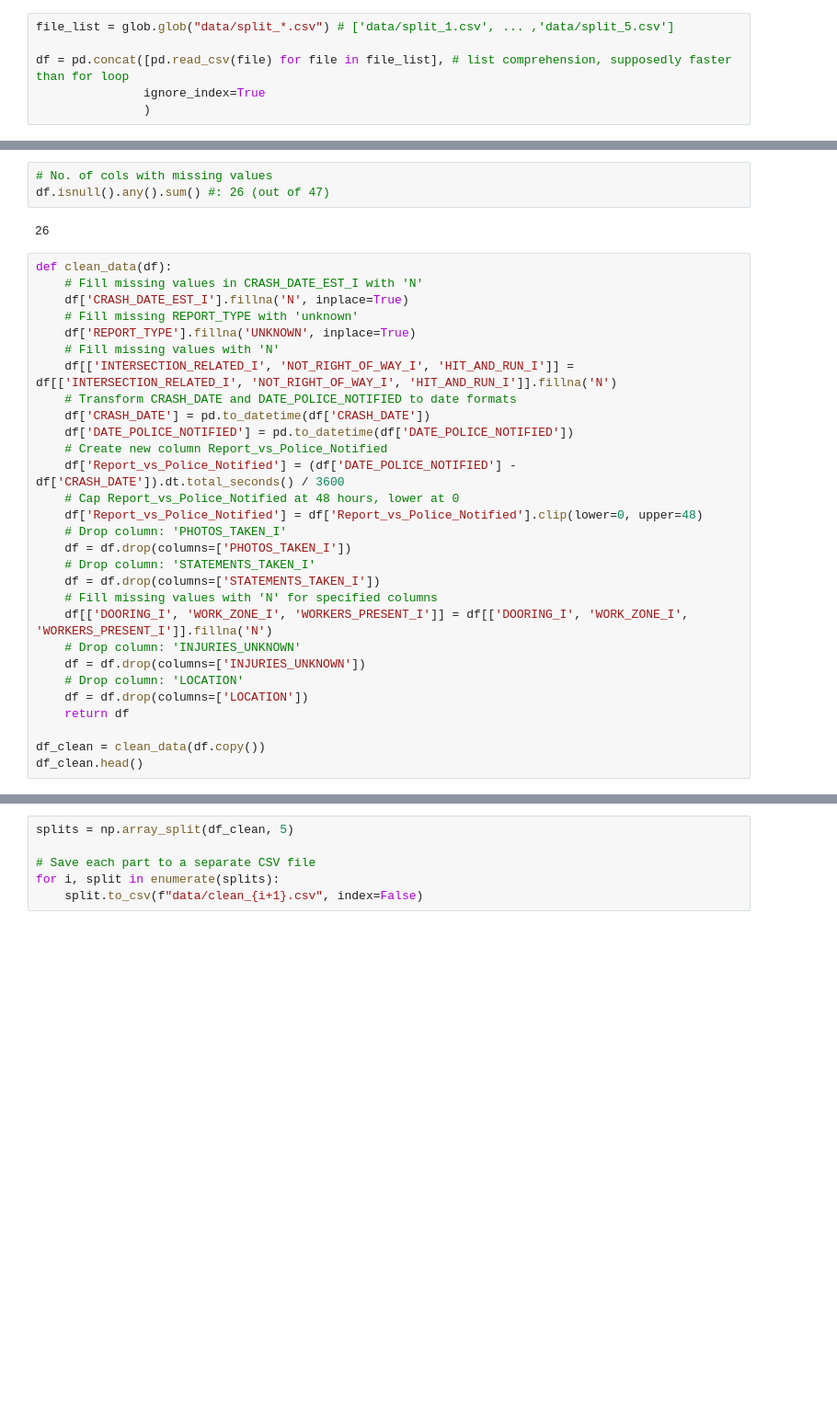
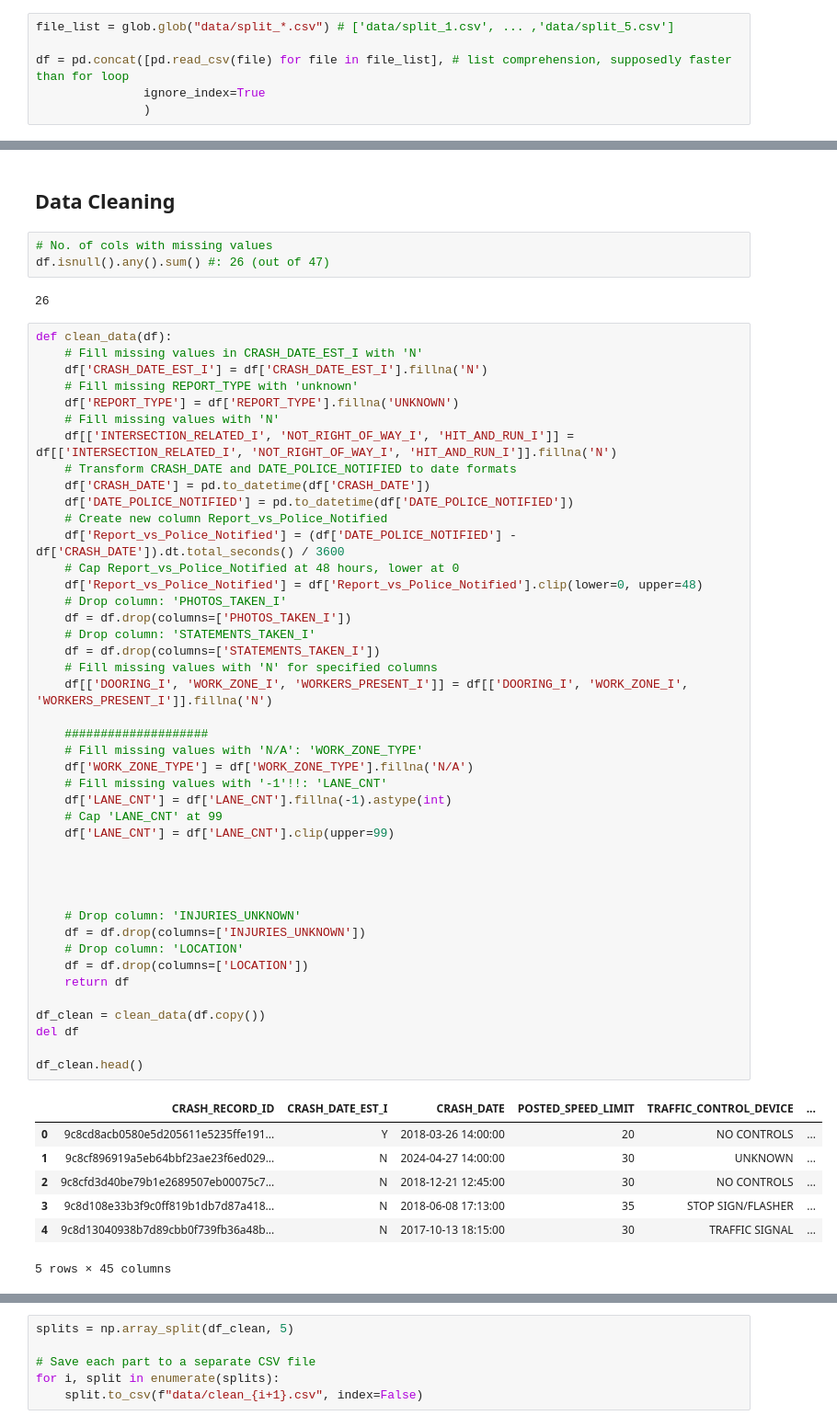
Before and after one commit to fsaudm/stat480_project, a Jupyter notebook: eda.ipynb, the cells around one changed output, grey strips where cells are left out. Shown at 92% size. Drawn from its saved outputs; the diff is of its cells as text; blank space fills up the shorter version.

```diff
--- a/eda.ipynb
+++ b/eda.ipynb
@@ -57,3 +34,5 @@ Name: count, dtype: int64
+# %% [markdown]
+## Data Cleaning
 # %%
 # No. of cols with missing values
 df.isnull().any().sum() #: 26 (out of 47)
@@ -62,29 +41,51 @@ df.isnull().any().sum() #: 26 (out of 47)
 # %%
 def clean_data(df):
     # Fill missing values in CRASH_DATE_EST_I with 'N'
-    df['CRASH_DATE_EST_I'].fillna('N', inplace=True)
+    df['CRASH_DATE_EST_I'] = df['CRASH_DATE_EST_I'].fillna('N')
     # Fill missing REPORT_TYPE with 'unknown'
-    df['REPORT_TYPE'].fillna('UNKNOWN', inplace=True)
+    df['REPORT_TYPE'] = df['REPORT_TYPE'].fillna('UNKNOWN')
     # Fill missing values with 'N'
     df[['INTERSECTION_RELATED_I', 'NOT_RIGHT_OF_WAY_I', 'HIT_AND_RUN_I']] = df[['INTERSECTION_RELATED_I', 'NOT_RIGHT_OF_WAY_I', 'HIT_AND_RUN_I']].fillna('N')
     # Transform CRASH_DATE and DATE_POLICE_NOTIFIED to date formats
     df['CRASH_DATE'] = pd.to_datetime(df['CRASH_DATE'])
     df['DATE_POLICE_NOTIFIED'] = pd.to_datetime(df['DATE_POLICE_NOTIFIED'])
     # Create new column Report_vs_Police_Notified
     df['Report_vs_Police_Notified'] = (df['DATE_POLICE_NOTIFIED'] - df['CRASH_DATE']).dt.total_seconds() / 3600
     # Cap Report_vs_Police_Notified at 48 hours, lower at 0
     df['Report_vs_Police_Notified'] = df['Report_vs_Police_Notified'].clip(lower=0, upper=48)
     # Drop column: 'PHOTOS_TAKEN_I'
     df = df.drop(columns=['PHOTOS_TAKEN_I'])
     # Drop column: 'STATEMENTS_TAKEN_I'
     df = df.drop(columns=['STATEMENTS_TAKEN_I'])
     # Fill missing values with 'N' for specified columns
     df[['DOORING_I', 'WORK_ZONE_I', 'WORKERS_PRESENT_I']] = df[['DOORING_I', 'WORK_ZONE_I', 'WORKERS_PRESENT_I']].fillna('N')
+
+    ####################
+    # Fill missing values with 'N/A': 'WORK_ZONE_TYPE'
+    df['WORK_ZONE_TYPE'] = df['WORK_ZONE_TYPE'].fillna('N/A')
+    # Fill missing values with '-1'!!: 'LANE_CNT'
+    df['LANE_CNT'] = df['LANE_CNT'].fillna(-1).astype(int)
+    # Cap 'LANE_CNT' at 99
+    df['LANE_CNT'] = df['LANE_CNT'].clip(upper=99)
+
+
+
+
     # Drop column: 'INJURIES_UNKNOWN'
     df = df.drop(columns=['INJURIES_UNKNOWN'])
     # Drop column: 'LOCATION'
     df = df.drop(columns=['LOCATION'])
     return df
 
 df_clean = clean_data(df.copy())
+del df
+
 df_clean.head()
+# %% [output]
+|  | CRASH_RECORD_ID | CRASH_DATE_EST_I | CRASH_DATE | POSTED_SPEED_LIMIT | TRAFFIC_CONTROL_DEVICE | ... |
+| 0 | 9c8cd8acb0580e5d205611e5235ffe191... | Y | 2018-03-26 14:00:00 | 20 | NO CONTROLS | ... |
+| 1 | 9c8cf896919a5eb64bbf23ae23f6ed029... | N | 2024-04-27 14:00:00 | 30 | UNKNOWN | ... |
+| 2 | 9c8cfd3d40be79b1e2689507eb00075c7... | N | 2018-12-21 12:45:00 | 30 | NO CONTROLS | ... |
+| 3 | 9c8d108e33b3f9c0ff819b1db7d87a418... | N | 2018-06-08 17:13:00 | 35 | STOP SIGN/FLASHER | ... |
+| 4 | 9c8d13040938b7d89cbb0f739fb36a48b... | N | 2017-10-13 18:15:00 | 30 | TRAFFIC SIGNAL | ... |
+5 rows × 45 columns
```
Also changed, not shown: parts of 28 cells of this notebook, 5 other files.
